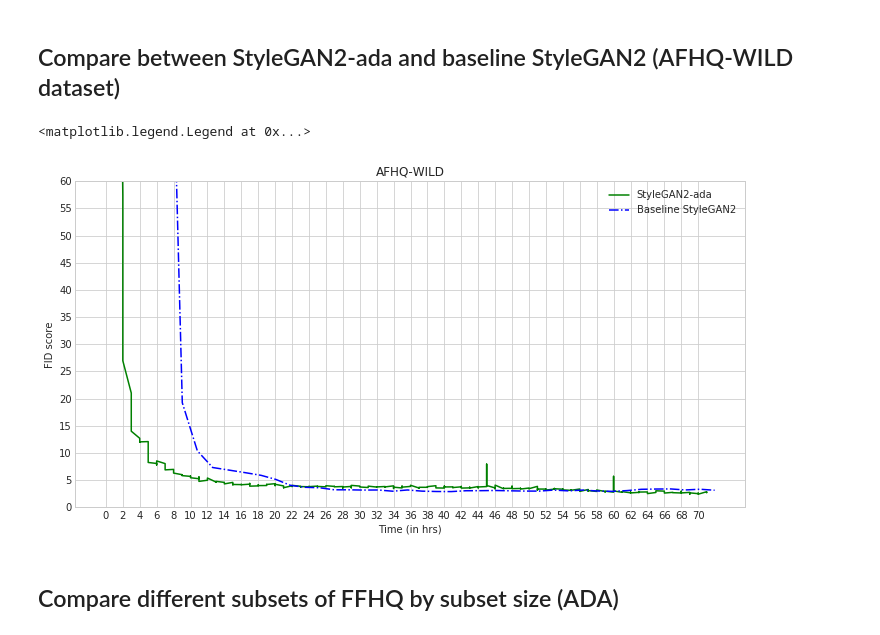
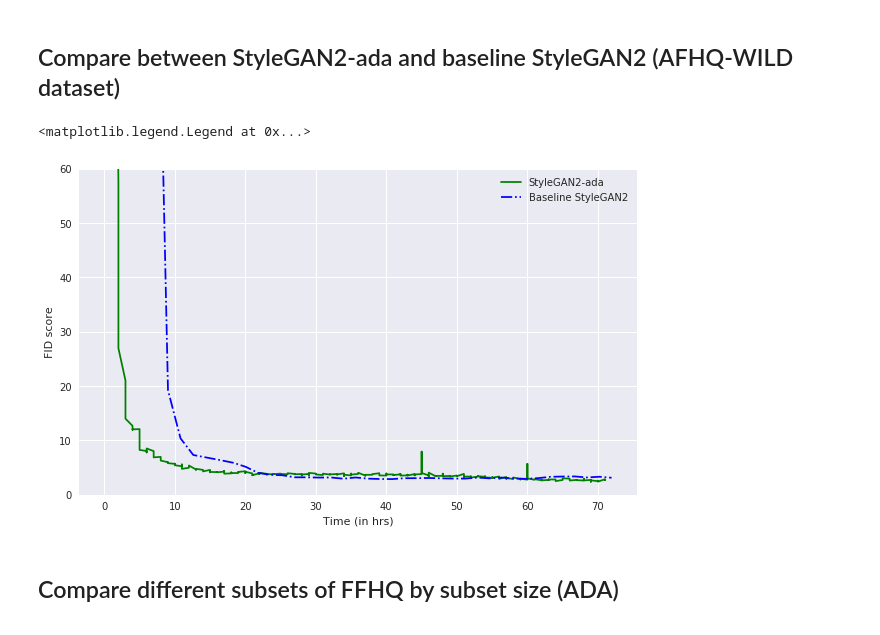
Before and after one commit to Deep-FAMS/StyleGAN2-ada-Reproducibility, a Jupyter notebook: notebooks/plot_FID_history.ipynb, the cells around one changed output. Drawn from its saved outputs; the diff is of its cells as text; code cells hidden in the pictures.

```diff
--- a/notebooks/plot_FID_history.ipynb
+++ b/notebooks/plot_FID_history.ipynb
@@ -10,7 +10,7 @@ import ast
 import matplotlib.pyplot as plt
 
 %matplotlib inline
-plt.style.use('seaborn-whitegrid')
+plt.style.use('seaborn')
 
 
 def calc_time(t, unit):
@@ -168,32 +166,33 @@ datasets
 # %% [markdown]
 ## Compare between StyleGAN2-ada and baseline StyleGAN2 (AFHQ-WILD dataset)
 # %%
-fig = plt.figure(figsize=(12, 6))
+
+fig = plt.figure(figsize=(10, 6))
 ax = plt.axes()
 
 ds1 = 'AFHQ-WILD'
 ds2 = 'StyleGAN2_WILD-AFHQ'
 
 ds1_t = [
     x for x in FID_history[ds1]['times'] if x <= max(FID_history[ds2]['times'])
 ]
 ds1_t = [int(x) for x in ds1_t]
 
 ds1_f = FID_history[ds1]['FID'][:len(ds1_t)]
 
 ds2_t = FID_history[ds2]['times']
 ds2_f = FID_history[ds2]['FID']
 
 ax.plot(ds1_t, ds1_f, '-g', label='StyleGAN2-ada')
 ax.plot(ds2_t, ds2_f, '-.b', label='Baseline StyleGAN2')
 
-ax.set(xlabel='Time (in hrs)', ylabel='FID score', title=ds1)
-plt.xticks(np.arange(0, max(ds1_t), 2))
-plt.yticks(np.arange(0, max(ds1_f), 5))
+ax.set(xlabel='Time (in hrs)', ylabel='FID score')
+# plt.xticks(np.arange(0, max(ds1_t), 2))
+# plt.yticks(np.arange(0, max(ds1_f), 5))
 plt.ylim(0, 60)
 plt.legend()
 # %% [output]
 <matplotlib.legend.Legend at 0x...>
-[figure, old version]
+[figure, new version]
 # %% [markdown]
 ## Compare different subsets of FFHQ by subset size (ADA)
```
Also changed, not shown: parts of 5 cells of this notebook.
